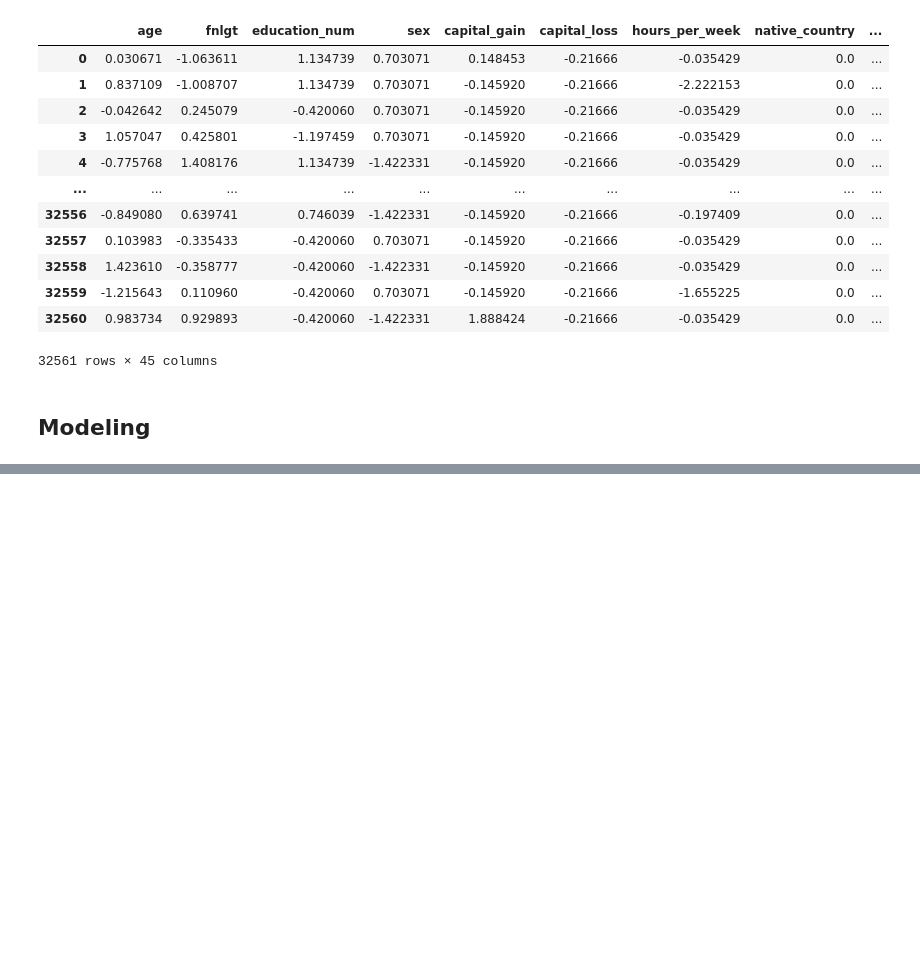
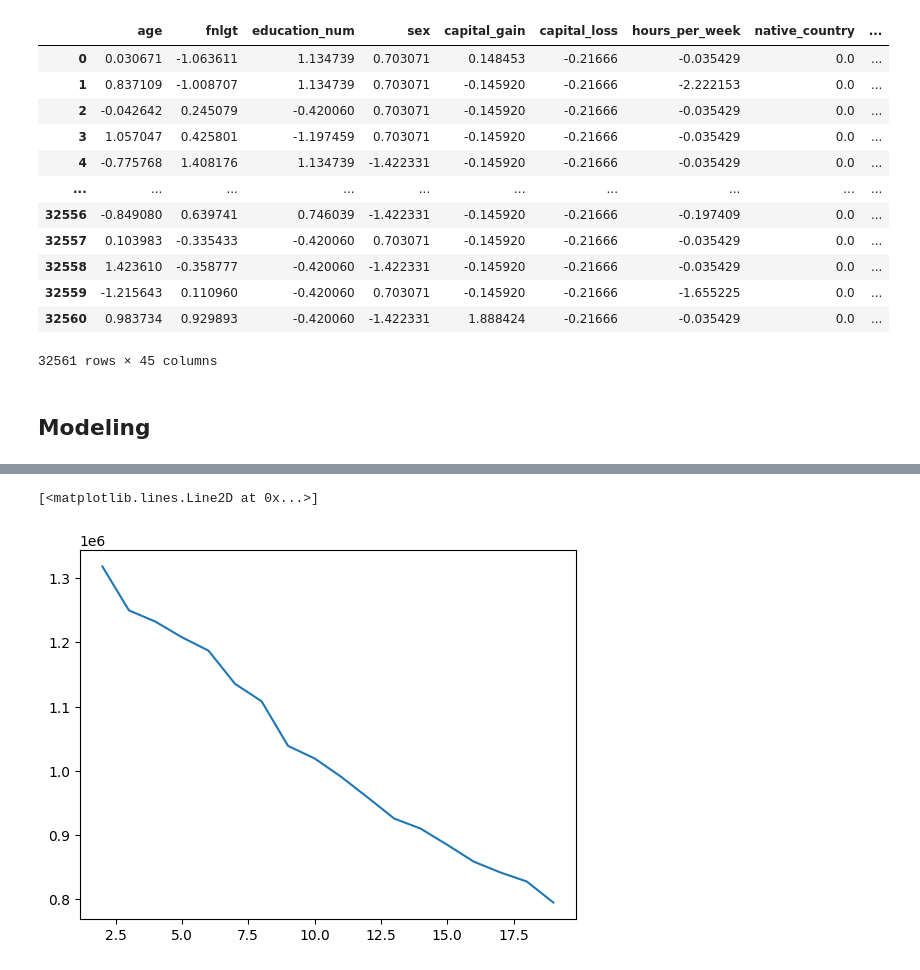
Before and after one commit to Alhamza-Mohamed/Hands-on-machine-learning-course, a Jupyter notebook: chapter 9/chapter 9 clustring.ipynb, the cells around one changed output, grey strips where cells are left out. Cells and saved outputs as stored; diff of their text form; code cells hidden in the pictures; blank space fills up the shorter version.

```diff
--- a/chapter 9/chapter 9 clustring.ipynb
+++ b/chapter 9/chapter 9 clustring.ipynb
@@ -120,7 +125,7 @@ cleaned_data
 # %%
 from sklearn.cluster import KMeans
 
-k = 2 #the number of clusters that we want to find
+k = 7 #the number of clusters that we want to find
 kmeans = KMeans(n_clusters=k,random_state=42)
 
 y_pred = kmeans.fit_predict(cleaned_data) #assign each instance to a group from 0-4, fit the model and predict the clusters
@@ -133,0 +145,17 @@ array([0, 1, 0, ..., 0, 0, 1], dtype=int32)
+# %%
+from sklearn.metrics import silhouette_score
+
+inertias = []
+sil_scores = []
+
+total_range = range (2,20) #starting from 2 as silhouette score is not defined for k=1 (cant work with one cluster)
+
+
+for i in total_range:
+    #k = i
+    kmeans = KMeans(n_clusters=i,random_state=42)
+    kmeans.fit(cleaned_data)
+
+    sil_scores.append(silhouette_score(cleaned_data, kmeans.labels_))
+
+    inertias.append(kmeans.inertia_)
@@ -133,0 +182,7 @@ array([0, 1, 0, ..., 0, 0, 1], dtype=int32)
+# %%
+import matplotlib.pyplot as plt
+
+plt.plot(total_range,inertias)
+# %% [output]
+[<matplotlib.lines.Line2D at 0x...>]
+[figure, added]
```
Also changed, not shown: parts of 21 cells of this notebook.
